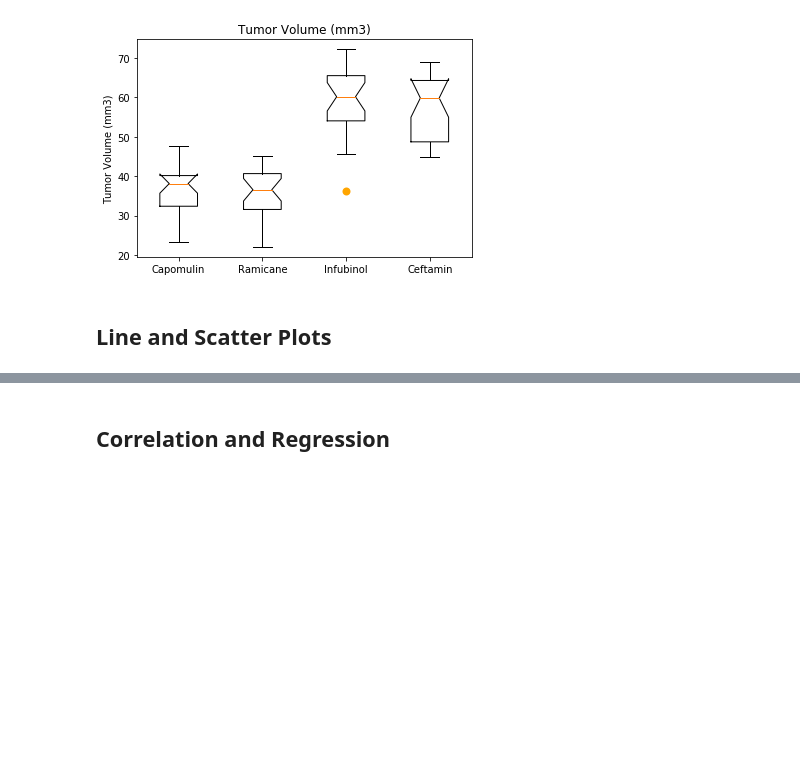
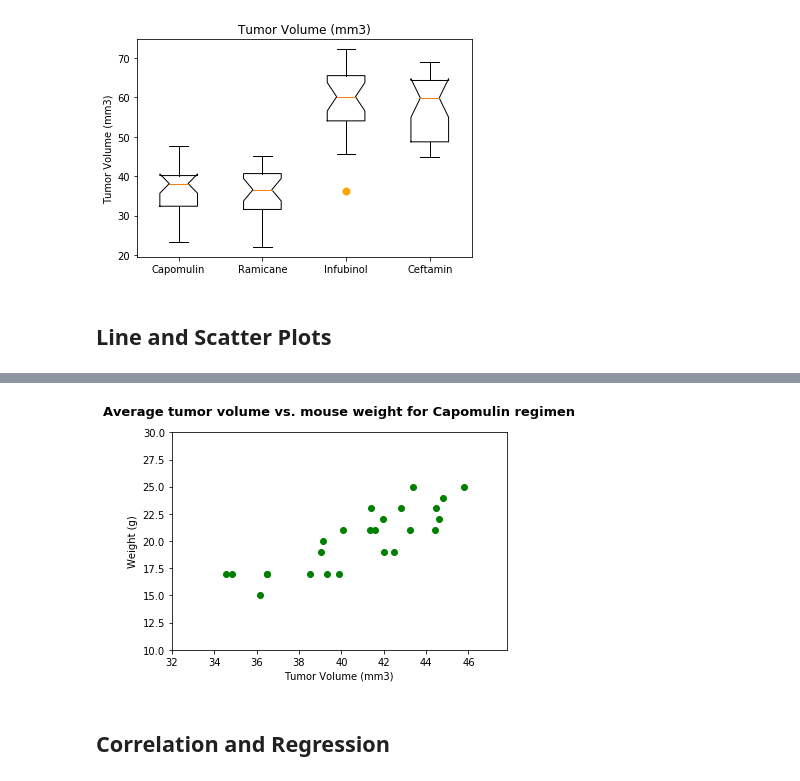
Before and after one commit to AndriyKDA/Matplotlib_challenge, a Jupyter notebook: Pymaceuticals/pymaceuticals_starter.ipynb, the cells around one changed output, grey strips where cells are left out. Saved outputs shown, nothing was run; the diff lists cells and outputs as text; code cells hidden in the pictures; blank space fills up the shorter version.

```diff
--- a/Pymaceuticals/pymaceuticals_starter.ipynb
+++ b/Pymaceuticals/pymaceuticals_starter.ipynb
@@ -445,3 +423,17 @@ plt.show()
+# %%
+# Generate a scatter plot of average tumor volume vs. mouse weight for the Capomulin regimen
+capomulin_plot_sc = pd.DataFrame(clean_df.loc[(clean_df["Drug Regimen"] == regimens[0]),:])
+capomulin_plot_sc = capomulin_plot_sc.groupby(['Mouse ID']).mean()
+capomulin_plot_sc
+plt.scatter(capomulin_plot_sc["Tumor Volume (mm3)"],capomulin_plot_sc["Weight (g)"], marker = "o",facecolors = 'green')
+plt.title(f"Average tumor volume vs. mouse weight for {regimens[0]} regimen", fontsize = 13, fontweight = 'bold', y=1.05)
+plt.xlabel("Tumor Volume (mm3)")
+plt.ylabel("Weight (g)")
+plt.ylim(10,max(capomulin_plot_sc["Weight (g)"])+5)
+plt.xlim(32,max(capomulin_plot_sc["Tumor Volume (mm3)"])+2)
+plt.show()
+# %% [output]
+[figure, added]
 # %% [markdown]
 ## Correlation and Regression
 # %%
```
Also changed, not shown: parts of 11 cells of this notebook, 1 other file.
